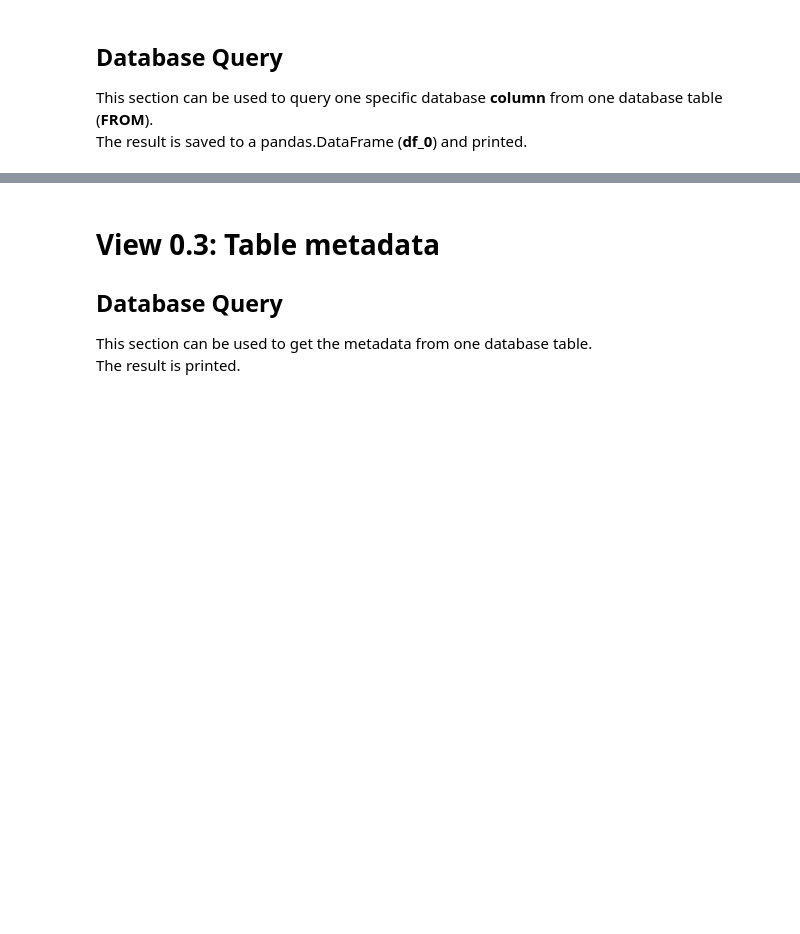
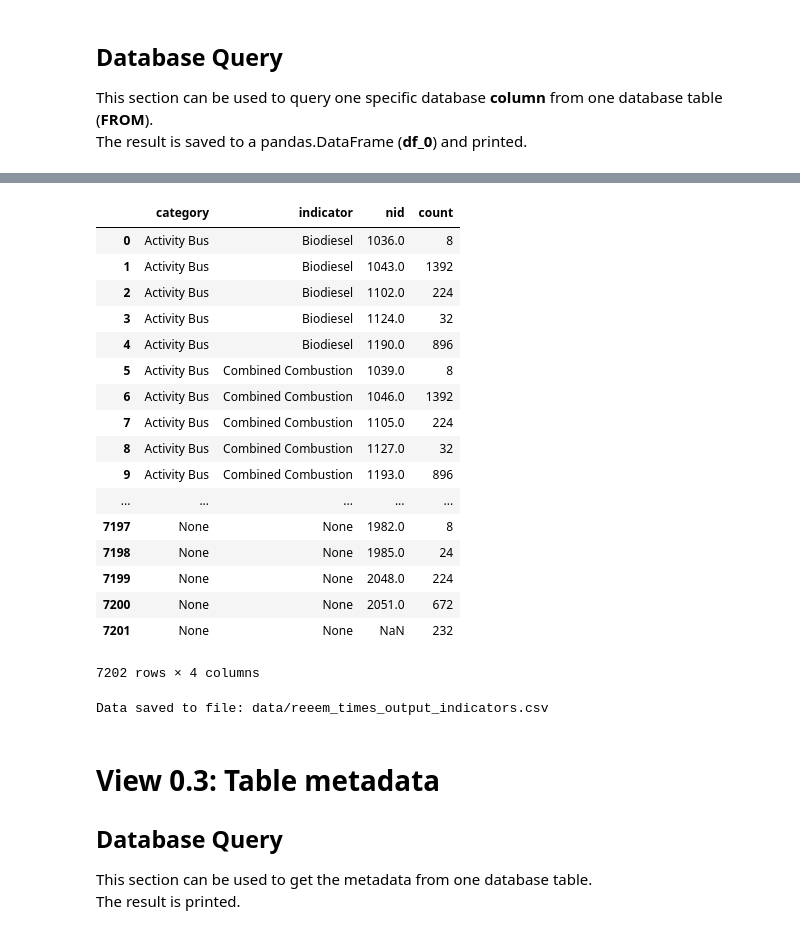
Before and after one commit to ReeemProject/reeem_db, a Jupyter notebook: database_views/reeem_jupyter/reeem_db_plot_TIMESPanEU_Output.ipynb, the cells around one changed output, grey strips where cells are left out. Saved outputs shown, nothing was run; the diff lists cells and outputs as text; code cells hidden in the pictures; blank space fills up the shorter version.

```diff
--- a/database_views/reeem_jupyter/reeem_db_plot_TIMESPanEU_Output.ipynb
+++ b/database_views/reeem_jupyter/reeem_db_plot_TIMESPanEU_Output.ipynb
@@ -106,3 +187,39 @@ df
+# %%
+# Database select (SQL)
+column = 'category,indicator,nid' # id, pathway, version, region, year, indicator, category, value, unit
+sql = text("""
+    SELECT  {0}, count(*) AS count
+    FROM    model_draft.reeem_times_paneu_output
+    GROUP BY {0}
+    ORDER BY {0}; """.format(column))
+df_ind = pd.read_sql_query(sql, con)
+df_ind
+# %% [output]
+|  | category | indicator | nid | count |
+| 0 | Activity Bus | Biodiesel | 1036.0 | 8 |
+| 1 | Activity Bus | Biodiesel | 1043.0 | 1392 |
+| 2 | Activity Bus | Biodiesel | 1102.0 | 224 |
+| 3 | Activity Bus | Biodiesel | 1124.0 | 32 |
+| 4 | Activity Bus | Biodiesel | 1190.0 | 896 |
+| 5 | Activity Bus | Combined Combustion | 1039.0 | 8 |
+| 6 | Activity Bus | Combined Combustion | 1046.0 | 1392 |
+| 7 | Activity Bus | Combined Combustion | 1105.0 | 224 |
+| 8 | Activity Bus | Combined Combustion | 1127.0 | 32 |
+| 9 | Activity Bus | Combined Combustion | 1193.0 | 896 |
+| ... | ... | ... | ... | ... |
+| 7197 | None | None | 1982.0 | 8 |
+| 7198 | None | None | 1985.0 | 24 |
+| 7199 | None | None | 2048.0 | 224 |
+| 7200 | None | None | 2051.0 | 672 |
+| 7201 | None | None | NaN | 232 |
+7202 rows × 4 columns
+# %%
+# Save data to CSV
+csvname = 'data/reeem_times_output_indicators.csv'
+df_ind.to_csv(csvname, sep=';')
+print("Data saved to file:", csvname)
+# %% [output]
+Data saved to file: data/reeem_times_output_indicators.csv
 # %% [markdown]
 # View 0.3: Table metadata
 ## Database Query
```
Also changed, not shown: parts of 10 cells of this notebook, 2 other files.
